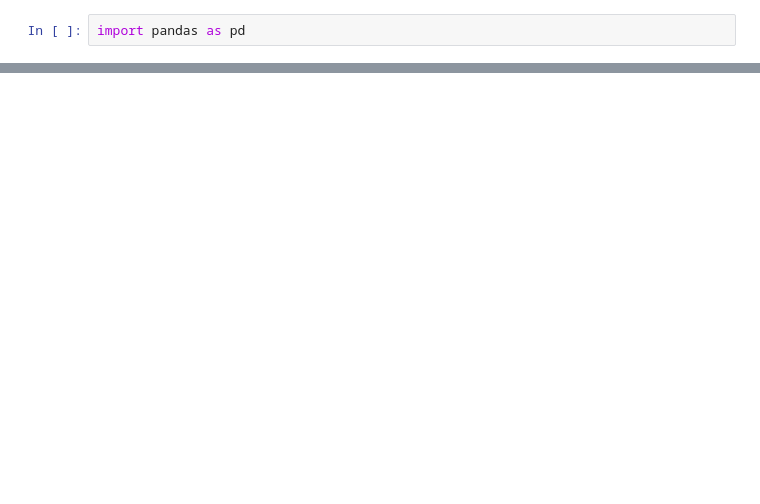
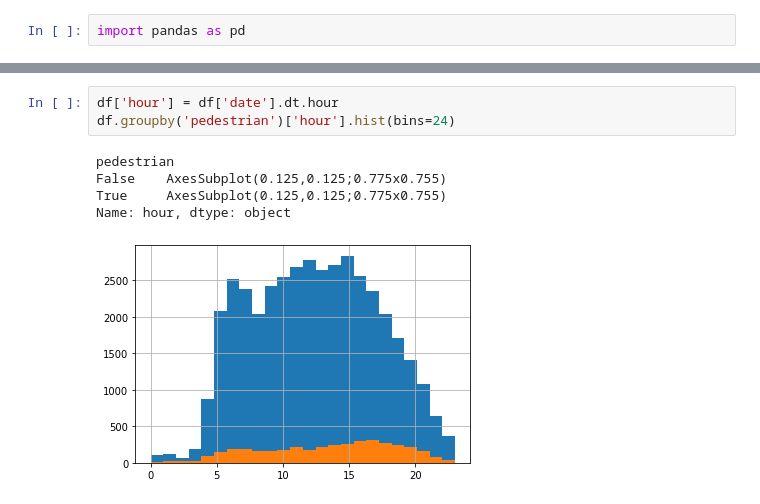
Before and after one commit to tmshv/master, a Jupyter notebook: dataset-accidents/hackaton_01_analyze.ipynb, the cells around one changed output, grey strips where cells are left out. Drawn from its saved outputs; the diff is of its cells as text; blank space fills up the shorter version.

```diff
--- a/dataset-accidents/hackaton_01_analyze.ipynb
+++ b/dataset-accidents/hackaton_01_analyze.ipynb
@@ -766,0 +75,9 @@ ________________________________________________________________________________
+# %%
+df['hour'] = df['date'].dt.hour
+df.groupby('pedestrian')['hour'].hist(bins=24)
+# %% [output]
+pedestrian
+False    AxesSubplot(0.125,0.125;0.775x0.755)
+True     AxesSubplot(0.125,0.125;0.775x0.755)
+Name: hour, dtype: object
+[figure, added]
```
Also changed, not shown: parts of 77 cells of this notebook, 3 other files.
